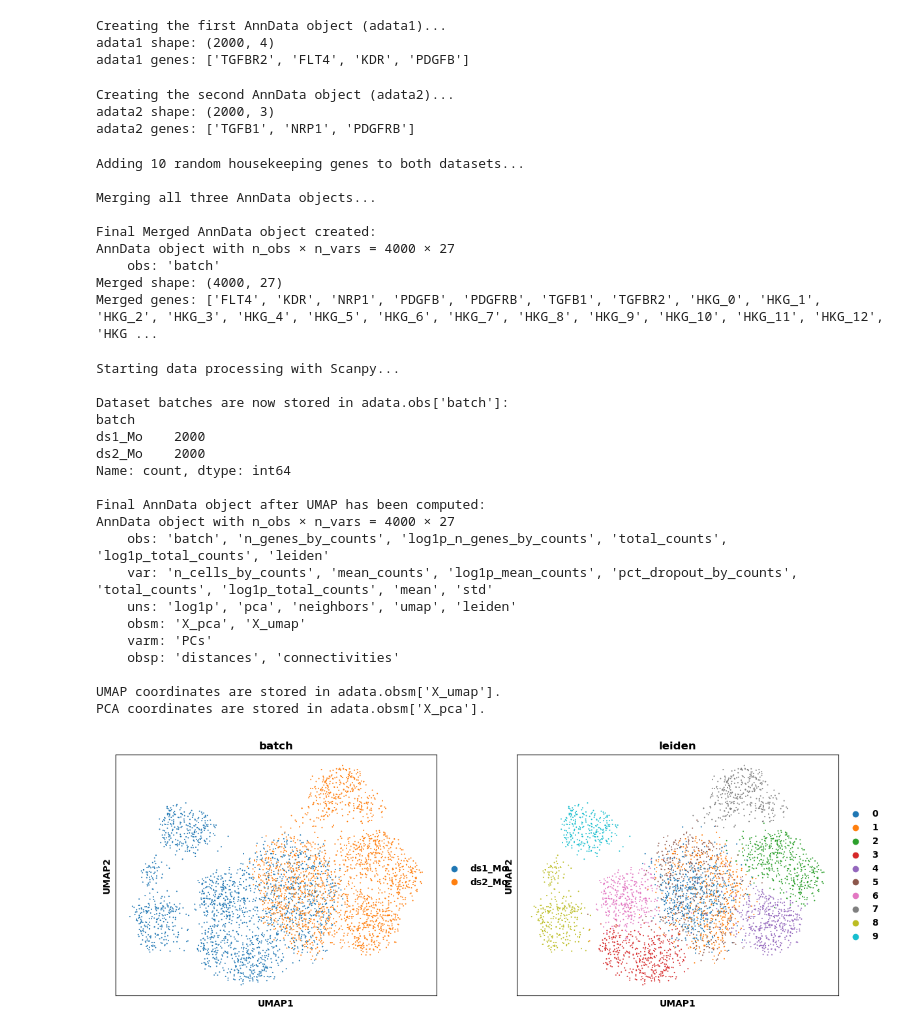
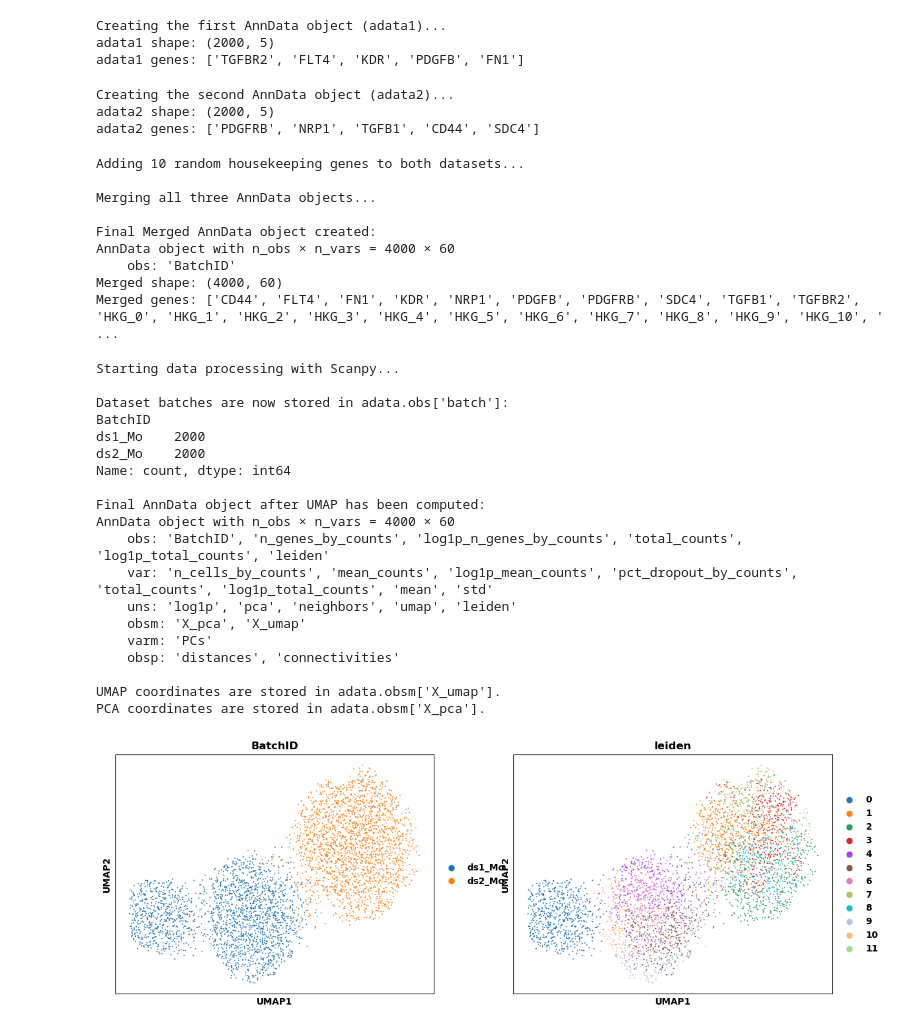
Before and after one commit to cailab-tamu/QuantumXCT, a Jupyter notebook: python/qSim_cell_chat.ipynb, the cells around one changed output. Drawn from its saved outputs; the diff is of its cells as text; code cells hidden in the pictures.

```diff
--- a/python/qSim_cell_chat.ipynb
+++ b/python/qSim_cell_chat.ipynb
@@ -463,6 +477,9 @@ circuit_3g = create_rotation_circuit(ang_3g)
 # %%
 circuit_xct = concatenate_circuits_with_separate_measurements(circuit_4g, circuit_3g)
-interaction_map = list([(0,1), (2,1), (2,3), (5,4), (4, 6)])
+#interaction_map = list([(0,1), (2,1), (2,3),
+#                        (6,5), (5, 7)])
+interaction_map = list([(2,1)])
+
 #interaction_map = list([(1, 0)])
 
 circuit_xct_cnot = add_cnots_and_measurements_to_circuit(circuit_xct, circuit_4g.num_qubits, interaction_map )
@@ -515,21 +532,20 @@ print("Creating the first AnnData object (adata1)...")
 
 # Simulating the first dataset's parameters
 num_cells1 = 2000
-gene_names1 = ['TGFBR2', 'FLT4', 'KDR', 'PDGFB']
+gene_names1 = ['TGFBR2', 'FLT4', 'KDR', 'PDGFB', 'FN1']
 
 # Set these genes to be highly expressed in this population
-#mu_vector1 = np.array([0.5, 7.0, 3.5, 0.7])
-#r_vector1 = np.array([0.1, 0.4, 0.2, 0.1])
-mu_vector1 = np.array([0.5, 8.0, 5.5, 0.6])
-r_vector1 = np.array([0.6, 0.9, 0.6, 0.4])
-
+# mu_vector1 = np.array([0.8, 8, 6, 1, 3])
+# r_vector1 = np.array([0.6, 0.9, 0.6, 0.4, 0.7])
+mu_vector1 = np.array([5, 5, 5, 5, 5])
+r_vector1 = np.array([1, 1, 1, 1, 1])
 
 # Create dummy data for adata1
 np.random.seed(100)
-binary_matrix1 = np.random.randint(0, 2, size=(num_cells1, len(gene_names1)))
-count_matrix1 = create_count_matrix_nbinom(binary_matrix1, mu_vector1, r_vector1)
+#binary_matrix1 = np.random.randint(0, 2, size=(num_cells1, len(gene_names1)))
+count_matrix1 = create_count_matrix_nbinom(reconstructed_matrix, mu_vector1, r_vector1)
 
-cell_ids1 = [f'cell_{i}_ds1_mo' for i in range(num_cells1)]
+cell_ids1 = [f'cell_{i}_ds1_Mo' for i in range(num_cells1)]
 obs1 = pd.DataFrame(index=cell_ids1)
 var1 = pd.DataFrame(index=gene_names1)
 
@@ -539,26 +555,26 @@ print(f"adata1 shape: {adata1.shape}")
 print(f"adata1 genes: {adata1.var_names.tolist()}")
 # %% [output]
 Creating the first AnnData object (adata1)...
-adata1 shape: (2000, 4)
-adata1 genes: ['TGFBR2', 'FLT4', 'KDR', 'PDGFB']
+adata1 shape: (2000, 5)
+adata1 genes: ['TGFBR2', 'FLT4', 'KDR', 'PDGFB', 'FN1']
 # %%
 # --- Step 2: Create the second AnnData object (representing another cell type) ---
 print("\nCreating the second AnnData object (adata2)...")
 
 num_cells2 = 2000
-gene_names2 = ['TGFB1', 'NRP1', 'PDGFRB']
+gene_names2 = ['PDGFRB', 'NRP1', 'TGFB1', 'CD44', 'SDC4']
 
 # Set these genes to be highly expressed in this population
-#mu_vector2 = np.array([1.5, 5.0, 2.5])
-#r_vector2 = np.array([0.2, 0.5, 0.3])
-mu_vector2 = np.array([1, 6.0, 2.0])
-r_vector2 = np.array([0.4, 0.8, 0.5])
+# mu_vector2 = np.array([0.5, 3, 1.5, 1.1, 2])
+# r_vector2 = np.array([0.4, 0.8, 0.5, 0.7, 0.7])
+mu_vector2 = np.array([5, 5, 5, 5, 5])
+r_vector2 = np.array([1, 1, 1, 1, 1])
 
 # Create dummy data for adata2
 np.random.seed(200)
-binary_matrix2 = np.random.randint(0, 2, size=(num_cells2, len(gene_names2)))
-count_matrix2 = create_count_matrix_nbinom(binary_matrix2, mu_vector2, r_vector2)
-cell_ids2 = [f'cell_{i}_ds2_mo' for i in range(num_cells2)]
+#binary_matrix2 = np.random.randint(0, 2, size=(num_cells2, len(gene_names2)))
+count_matrix2 = create_count_matrix_nbinom(reconstructed_matrix2, mu_vector2, r_vector2)
+cell_ids2 = [f'cell_{i}_ds2_Mo' for i in range(num_cells2)]
 obs2 = pd.DataFrame(index=cell_ids2)
 var2 = pd.DataFrame(index=gene_names2)
 
@@ -568,13 +584,13 @@ print(f"adata2 shape: {adata2.shape}")
 print(f"adata2 genes: {adata2.var_names.tolist()}")
 # %% [output]
 Creating the second AnnData object (adata2)...
-adata2 shape: (2000, 3)
-adata2 genes: ['TGFB1', 'NRP1', 'PDGFRB']
+adata2 shape: (2000, 5)
+adata2 genes: ['PDGFRB', 'NRP1', 'TGFB1', 'CD44', 'SDC4']
 # %%
 # --- Step 3: Add housekeeping genes ---
 print("\nAdding 10 random housekeeping genes to both datasets...")
 
-num_housekeeping_genes = 20
+num_housekeeping_genes = 50
 housekeeping_gene_names = [f'HKG_{i}' for i in range(num_housekeeping_genes)]
 
 # Housekeeping genes are highly and consistently expressed across all cells
@@ -600,7 +616,7 @@ merged_cell_adata = ad.concat(
     [adata1, adata2],
     axis=0,
     join='outer',
-    label='batch',
+    label='BatchID',
     keys=['ds1_Mo', 'ds2_Mo']
 )
 
@@ -625,10 +641,10 @@ Adding 10 random housekeeping genes to both datasets...
 Merging all three AnnData objects...
 
 Final Merged AnnData object created:
-AnnData object with n_obs × n_vars = 4000 × 27
-    obs: 'batch'
-Merged shape: (4000, 27)
-Merged genes: ['FLT4', 'KDR', 'NRP1', 'PDGFB', 'PDGFRB', 'TGFB1', 'TGFBR2', 'HKG_0', 'HKG_1', 'HKG_2', 'HKG_3', 'HKG_4', 'HKG_5', 'HKG_6', 'HKG_7', 'HKG_8', 'HKG_9', 'HKG_10', 'HKG_11', 'HKG_12', 'HKG ...
+AnnData object with n_obs × n_vars = 4000 × 60
+    obs: 'BatchID'
+Merged shape: (4000, 60)
+Merged genes: ['CD44', 'FLT4', 'FN1', 'KDR', 'NRP1', 'PDGFB', 'PDGFRB', 'SDC4', 'TGFB1', 'TGFBR2', 'HKG_0', 'HKG_1', 'HKG_2', 'HKG_3', 'HKG_4', 'HKG_5', 'HKG_6', 'HKG_7', 'HKG_8', 'HKG_9', 'HKG_10', ' ...
 # %%
 # --- Step 6: Processing the data with Scanpy ---
 print("\nStarting data processing with Scanpy...")
@@ -638,7 +654,7 @@ adata = adata_mo.copy()
 
 # The 'batch' column is already in obs from the `ad.concat` step.
 print("\nDataset batches are now stored in adata.obs['batch']:")
-print(adata.obs['batch'].value_counts())
+print(adata.obs['BatchID'].value_counts())
 
 # --- 6.1 Quality Control (QC) and Metrics ---
 sc.pp.calculate_qc_metrics(adata, inplace=True, percent_top=None)
@@ -677,14 +693,14 @@ print("PCA coordinates are stored in adata.obsm['X_pca'].")
 Starting data processing with Scanpy...
 
 Dataset batches are now stored in adata.obs['batch']:
-batch
+BatchID
 ds1_Mo    2000
 ds2_Mo    2000
 Name: count, dtype: int64
 
 Final AnnData object after UMAP has been computed:
-AnnData object with n_obs × n_vars = 4000 × 27
-    obs: 'batch', 'n_genes_by_counts', 'log1p_n_genes_by_counts', 'total_counts', 'log1p_total_counts', 'leiden'
+AnnData object with n_obs × n_vars = 4000 × 60
+    obs: 'BatchID', 'n_genes_by_counts', 'log1p_n_genes_by_counts', 'total_counts', 'log1p_total_counts', 'leiden'
     var: 'n_cells_by_counts', 'mean_counts', 'log1p_mean_counts', 'pct_dropout_by_counts', 'total_counts', 'log1p_total_counts', 'mean', 'std'
     uns: 'log1p', 'pca', 'neighbors', 'umap', 'leiden'
     obsm: 'X_pca', 'X_umap'
@@ -696,9 +712,9 @@ PCA coordinates are stored in adata.obsm['X_pca'].
 # %%
 sc.pl.umap(
     adata,
-    color=["batch", "leiden"],
+    color=["BatchID", "leiden"],
     # Setting a smaller point size to get prevent overlap
     size=8,
 )
 # %% [output]
-[figure, old version]
+[figure, new version]
```
Also changed, not shown: parts of 24 cells of this notebook, 8 other files.
